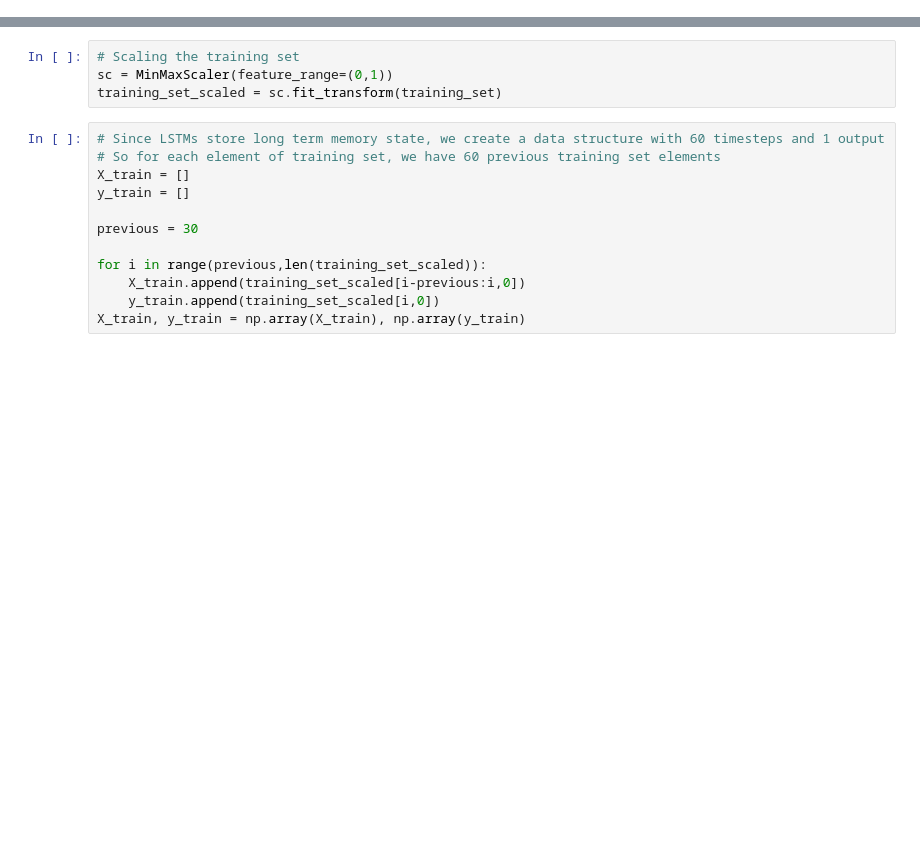
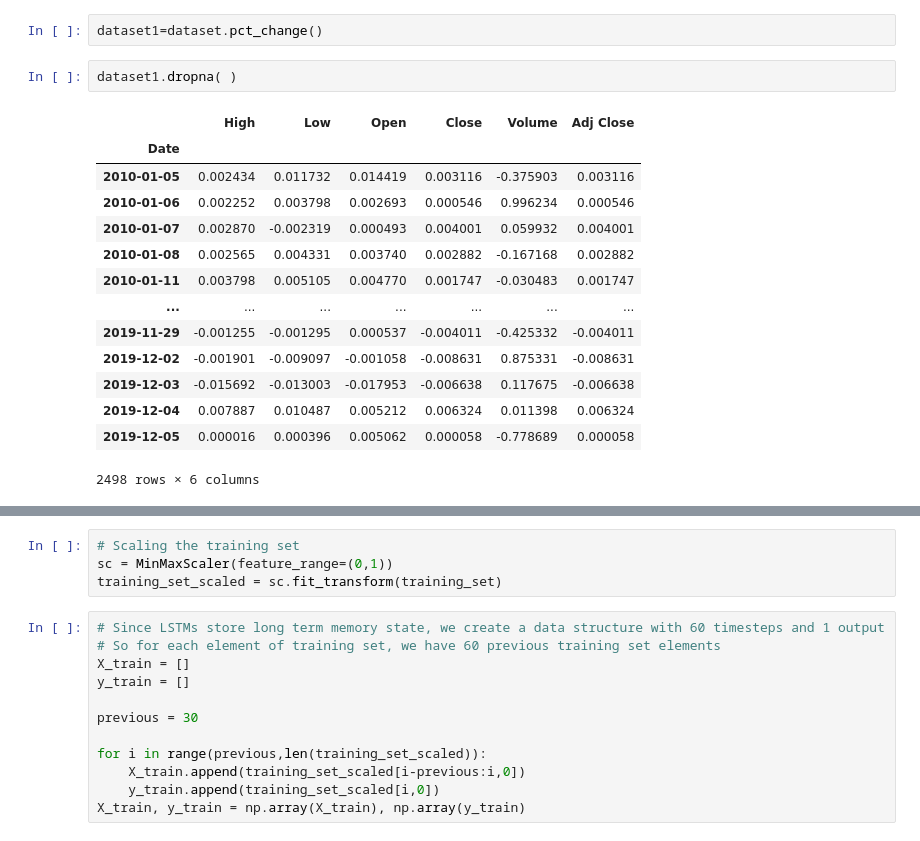
Before and after one commit to olivier2106/SP, a Jupyter notebook: SPX_predictions_GRU.ipynb, the cells around one changed output, grey strips where cells are left out. Saved outputs shown, nothing was run; the diff lists cells and outputs as text; blank space fills up the shorter version.

```diff
--- a/SPX_predictions_GRU.ipynb
+++ b/SPX_predictions_GRU.ipynb
@@ -54,0 +55,19 @@ dataset.tail()
+# %%
+dataset1=dataset.pct_change()
+# %%
+dataset1.dropna( )
+# %% [output]
+|  | High | Low | Open | Close | Volume | Adj Close |
+| Date |  |  |  |  |  |  |
+| 2010-01-05 | 0.002434 | 0.011732 | 0.014419 | 0.003116 | -0.375903 | 0.003116 |
+| 2010-01-06 | 0.002252 | 0.003798 | 0.002693 | 0.000546 | 0.996234 | 0.000546 |
+| 2010-01-07 | 0.002870 | -0.002319 | 0.000493 | 0.004001 | 0.059932 | 0.004001 |
+| 2010-01-08 | 0.002565 | 0.004331 | 0.003740 | 0.002882 | -0.167168 | 0.002882 |
+| 2010-01-11 | 0.003798 | 0.005105 | 0.004770 | 0.001747 | -0.030483 | 0.001747 |
+| ... | ... | ... | ... | ... | ... | ... |
+| 2019-11-29 | -0.001255 | -0.001295 | 0.000537 | -0.004011 | -0.425332 | -0.004011 |
+| 2019-12-02 | -0.001901 | -0.009097 | -0.001058 | -0.008631 | 0.875331 | -0.008631 |
+| 2019-12-03 | -0.015692 | -0.013003 | -0.017953 | -0.006638 | 0.117675 | -0.006638 |
+| 2019-12-04 | 0.007887 | 0.010487 | 0.005212 | 0.006324 | 0.011398 | 0.006324 |
+| 2019-12-05 | 0.000016 | 0.000396 | 0.005062 | 0.000058 | -0.778689 | 0.000058 |
+2498 rows × 6 columns
```
Also changed, not shown: parts of 7 cells of this notebook.
